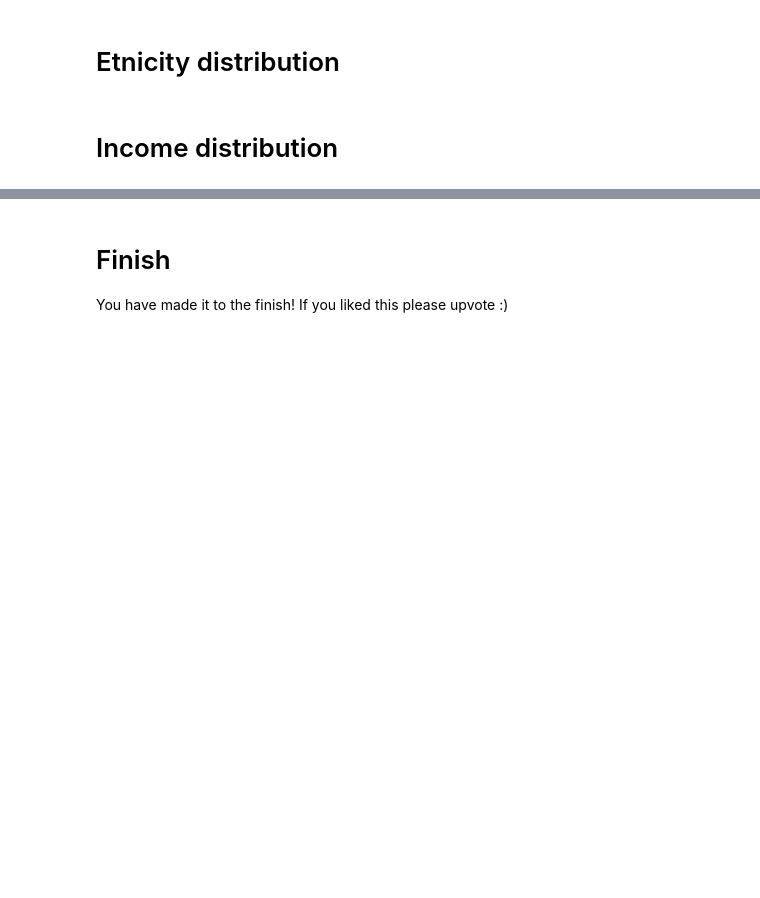
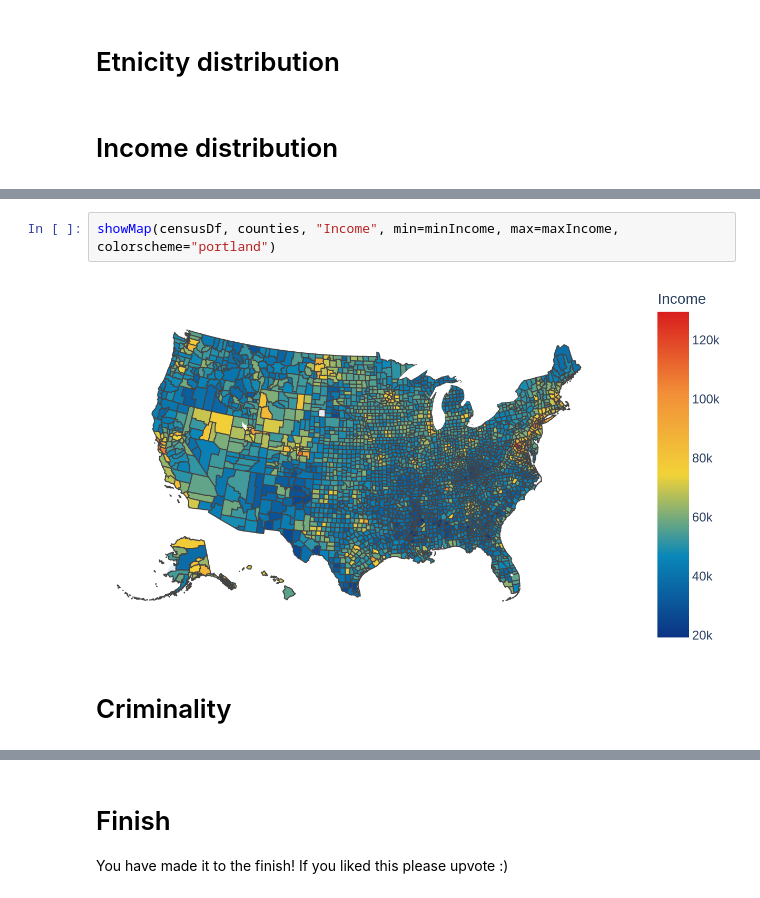
Before and after one commit to comanitza/machine-learning, a Jupyter notebook: notebooks/american-usa-statistics-visualized-on-maps.ipynb, the cells around one changed output, grey strips where cells are left out. Drawn from its saved outputs; the diff is of its cells as text; blank space fills up the shorter version.

```diff
--- a/notebooks/american-usa-statistics-visualized-on-maps.ipynb
+++ b/notebooks/american-usa-statistics-visualized-on-maps.ipynb
@@ -237,0 +265,6 @@ showMap(censusDf, counties, "Poverty", min=minPoverty, max=maxPoverty)
+# %%
+showMap(censusDf, counties, "Income", min=minIncome, max=maxIncome, colorscheme="portland")
+# %% [output]
+[figure, added]
+# %% [markdown]
+# Criminality
```
Also changed, not shown: parts of 19 cells of this notebook.
